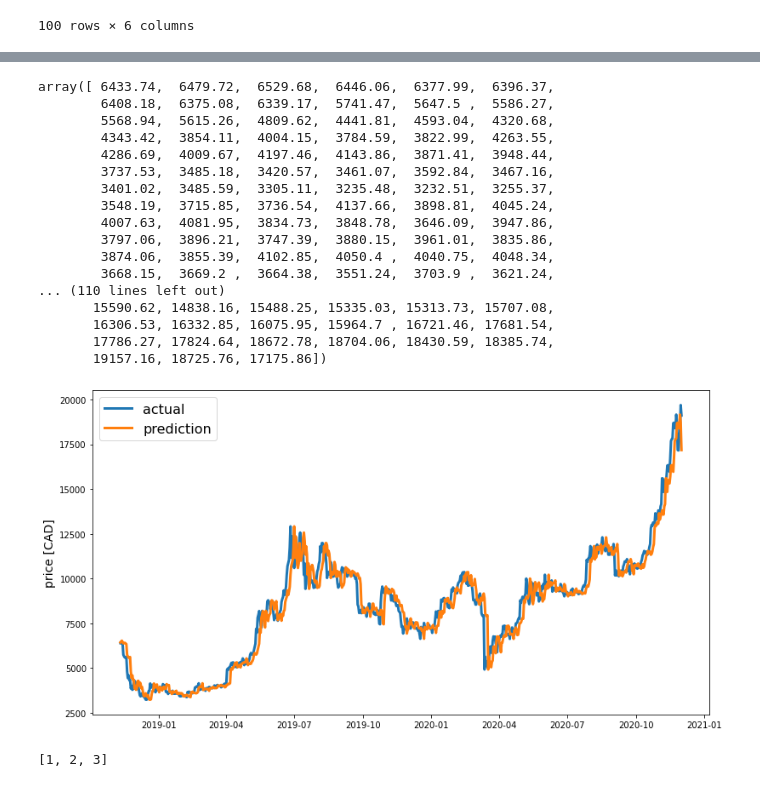
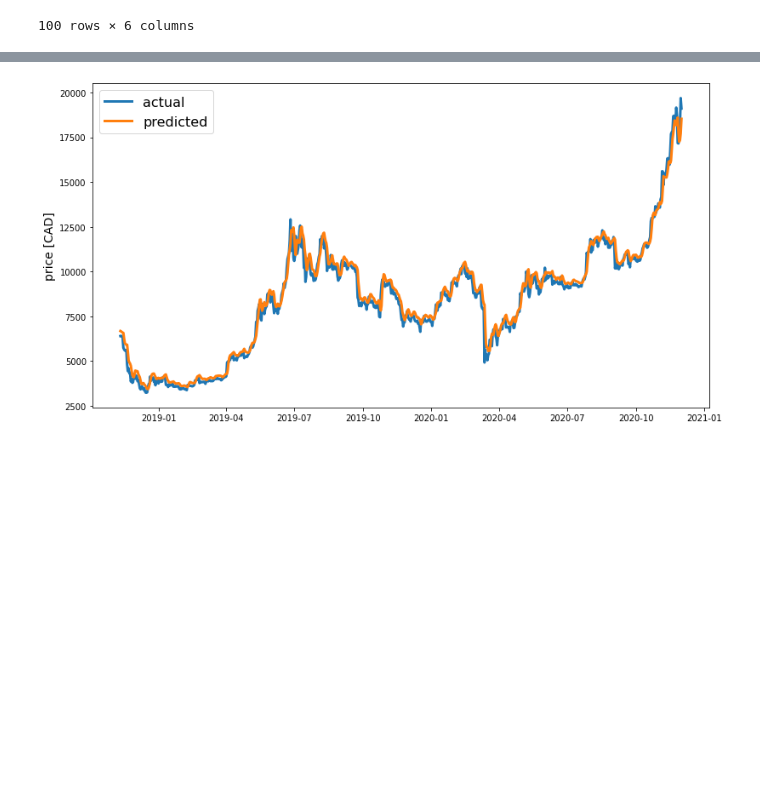
Before and after one commit to Lehel44/crpyto-AI, a Jupyter notebook: Predict_BitCoin.ipynb, the cells around one changed output, grey strips where cells are left out. Saved outputs shown, nothing was run; the diff lists cells and outputs as text; code cells hidden in the pictures; blank space fills up the shorter version.

```diff
--- a/Predict_BitCoin.ipynb
+++ b/Predict_BitCoin.ipynb
@@ -45,7 +58,8 @@ def train_test_split(df, test_size=0.2):
     test_data = df.iloc[split_row:]
     return train_data, test_data
 
-train, test = train_test_split(df, test_size=0.2)
+train_orig, test_orig = train_test_split(df, test_size=0.2)
+train, test = train_test_split(df_scaled, test_size=0.2)
 # %%
 def line_plot(line1, line2, label1=None, label2=None, title='', lw=2):
     fig, ax = plt.subplots(1, figsize=(13, 7))
@@ -129,7 +110,7 @@ loss = 'mse'
 dropout = 0.2
 optimizer = 'adam'
 # %%
-train, test, X_train, X_test, y_train, y_test = prepare_data(df, target_col, window_len=window_len, zero_base=zero_base, test_size=test_size)
+train, test, X_train, X_test, y_train, y_test = prepare_data(df_scaled, target_col, window_len=window_len, test_size=test_size)
 # %%
 model = build_lstm_model(X_train, output_size=1, neurons=lstm_neurons, dropout=dropout, loss=loss, optimizer=optimizer)
 history = model.fit(X_train, y_train, epochs=epochs, batch_size=batch_size, verbose=1, shuffle=True)
@@ -154,6 +134,0 @@ Epoch 20/20
-# %%
-X_test = extract_window_data(test, window_len, False)
-display(X_test[0])
-a = np.expand_dims(X_test[0], axis=0)
-preds = model.predict(a)
-preds
@@ -172,17 +135,12 @@ array([[0.00288807]], dtype=float32)
 # %%
-targets = test[target_col][window_len:]
 preds = model.predict(X_test).squeeze()
 
-#display(preds.shape[0])
 arr = np.zeros([preds.shape[0], 6])
 arr[:, 5] = preds
-display(arr)
-#display(arr.shape)
 
 res = scaler.inverse_transform(arr)
 
-df_res = pd.DataFrame(res)
+df_res = pd.DataFrame(res, columns=df.columns)
 
-print(df_res)
-#mean_absolute_error(preds, y_test)
+df_res.head()
 # %% [output]
@@ -216,24 +153,9 @@ array([[0.        , 0.        , 0.        , 0.        , 0.        ,
 # %%
-preds = test[target_col].values[:-window_len]
-display(preds)
-preds = pd.Series(index=targets.index, data=preds)
-line_plot(targets, preds, 'actual', 'prediction', lw=3)
+predicted_closing_prices = df_res[target_col].values
+actual_closing_prices = test_orig[target_col][window_len:]
+
+predicted_closing_prices = pd.Series(index=actual_closing_prices.index, data=predicted_closing_prices)
+
+line_plot(actual_closing_prices, predicted_closing_prices, 'actual', 'predicted', lw=3)
 # %% [output]
-array([ 6433.74,  6479.72,  6529.68,  6446.06,  6377.99,  6396.37,
-        6408.18,  6375.08,  6339.17,  5741.47,  5647.5 ,  5586.27,
-        5568.94,  5615.26,  4809.62,  4441.81,  4593.04,  4320.68,
-        4343.42,  3854.11,  4004.15,  3784.59,  3822.99,  4263.55,
-        4286.69,  4009.67,  4197.46,  4143.86,  3871.41,  3948.44,
-        3737.53,  3485.18,  3420.57,  3461.07,  3592.84,  3467.16,
-        3401.02,  3485.59,  3305.11,  3235.48,  3232.51,  3255.37,
-        3548.19,  3715.85,  3736.54,  4137.66,  3898.81,  4045.24,
-        4007.63,  4081.95,  3834.73,  3848.78,  3646.09,  3947.86,
-        3797.06,  3896.21,  3747.39,  3880.15,  3961.01,  3835.86,
-        3874.06,  3855.39,  4102.85,  4050.4 ,  4040.75,  4048.34,
-        3668.15,  3669.2 ,  3664.38,  3551.24,  3703.9 ,  3621.24,
-... (110 lines left out)
-       15590.62, 14838.16, 15488.25, 15335.03, 15313.73, 15707.08,
-       16306.53, 16332.85, 16075.95, 15964.7 , 16721.46, 17681.54,
-       17786.27, 17824.64, 18672.78, 18704.06, 18430.59, 18385.74,
-       19157.16, 18725.76, 17175.86])
-[figure, old version]
+[figure, new version]
@@ -243,6 +161,0 @@ drive.mount('/content/drive')
-# %%
-a = [1, 2, 3, 4, 5]
-
-a[:-2]
-# %% [output]
-[1, 2, 3]
```
Also changed, not shown: parts of 10 cells of this notebook.
